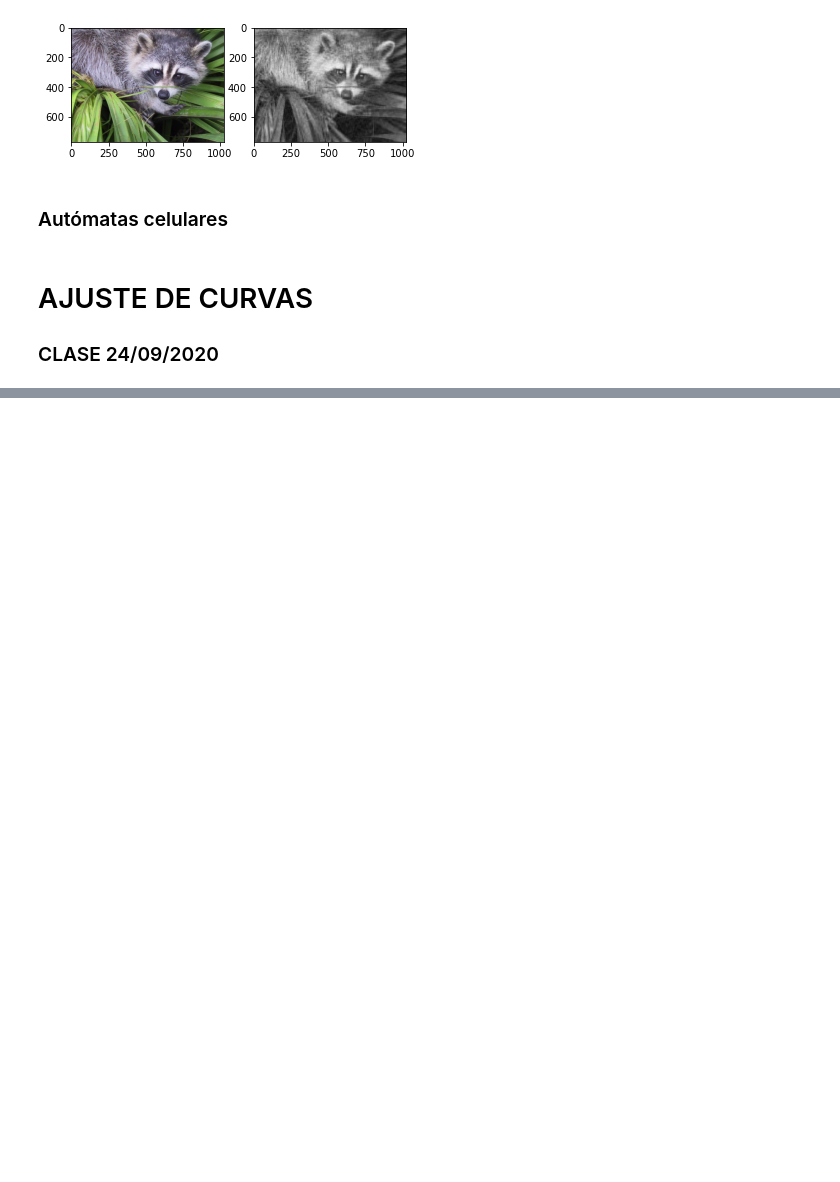
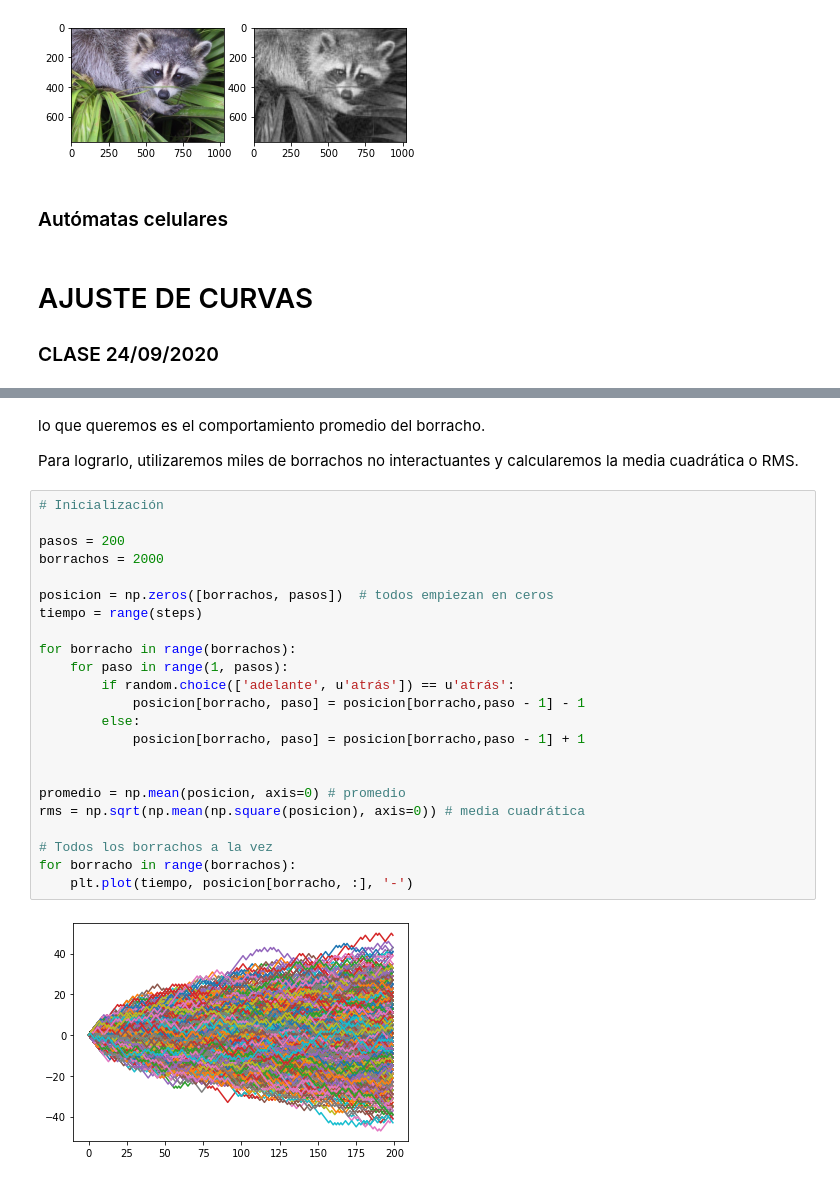
Before and after one commit to jesusigarmor/Matematicas-computacionales-fall2020, a Jupyter notebook: alumnos/anacris2802/EjerciciosClase.ipynb, the cells around one changed output, grey strips where cells are left out. Drawn from its saved outputs; the diff is of its cells as text; blank space fills up the shorter version.

```diff
--- a/alumnos/anacris2802/EjerciciosClase.ipynb
+++ b/alumnos/anacris2802/EjerciciosClase.ipynb
@@ -413,0 +506,29 @@ plt.subplot(122, aspect='equal'); plt.imshow(A);
+# %% [markdown]
+lo que queremos es el comportamiento promedio del borracho.
+
+Para lograrlo, utilizaremos miles de borrachos no interactuantes y calcularemos la media cuadrática o RMS.
+# %%
+# Inicialización
+
+pasos = 200
+borrachos = 2000
+
+posicion = np.zeros([borrachos, pasos])  # todos empiezan en ceros
+tiempo = range(steps)
+
+for borracho in range(borrachos):
+    for paso in range(1, pasos):
+        if random.choice(['adelante', u'atrás']) == u'atrás':
+            posicion[borracho, paso] = posicion[borracho,paso - 1] - 1
+        else:
+            posicion[borracho, paso] = posicion[borracho,paso - 1] + 1
+
+
+promedio = np.mean(posicion, axis=0) # promedio
+rms = np.sqrt(np.mean(np.square(posicion), axis=0)) # media cuadrática
+
+# Todos los borrachos a la vez
+for borracho in range(borrachos):
+    plt.plot(tiempo, posicion[borracho, :], '-')
+# %% [output]
+[figure, added]
```
Also changed, not shown: parts of 16 cells of this notebook.
